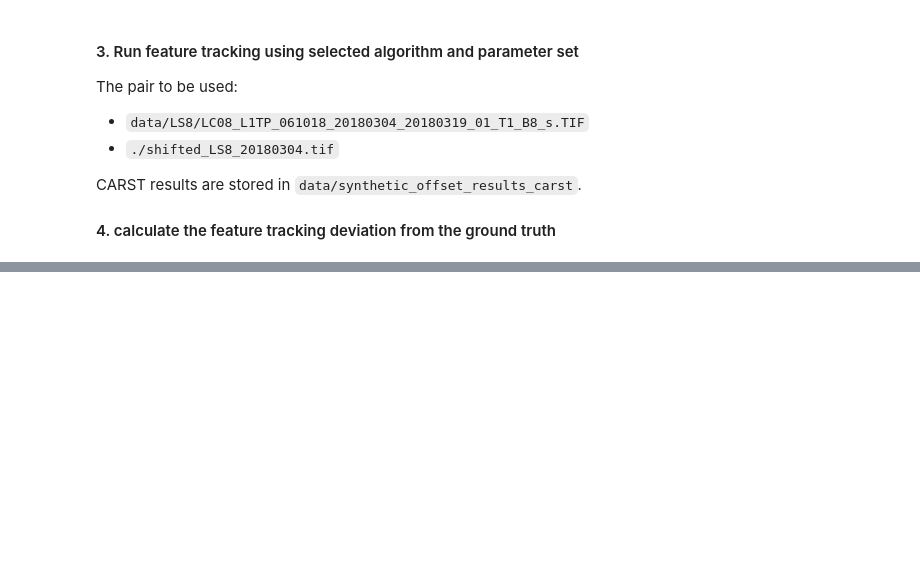
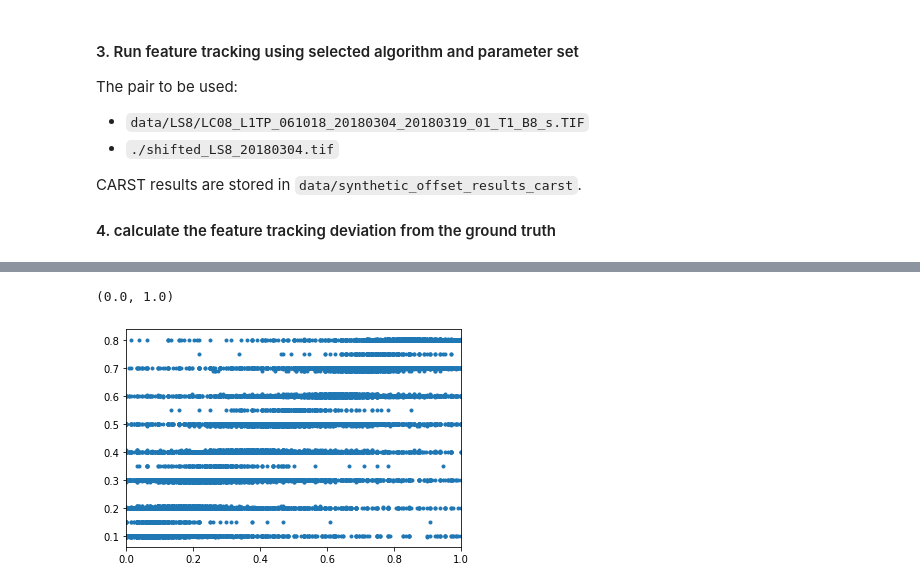
Before and after one commit to whyjz/GLAFT, a Jupyter notebook: notebooks/synthetic_displacement/metric_synthetic.ipynb, the cells around one changed output, grey strips where cells are left out. Drawn from its saved outputs; the diff is of its cells as text; code cells hidden in the pictures; blank space fills up the shorter version.

```diff
--- a/notebooks/synthetic_displacement/metric_synthetic.ipynb
+++ b/notebooks/synthetic_displacement/metric_synthetic.ipynb
@@ -121,0 +163,6 @@ array([[ 0.       ,  0.03125  , -0.0625   , ..., -0.875    , -0.875    ,
+# %%
+plt.plot(result_x_in_px.flatten(), shift_arx_s.flatten(), '.')
+plt.xlim(0, 1)
+# %% [output]
+(0.0, 1.0)
+[figure, added]
```
Also changed, not shown: parts of 16 cells of this notebook, 1 other file.
